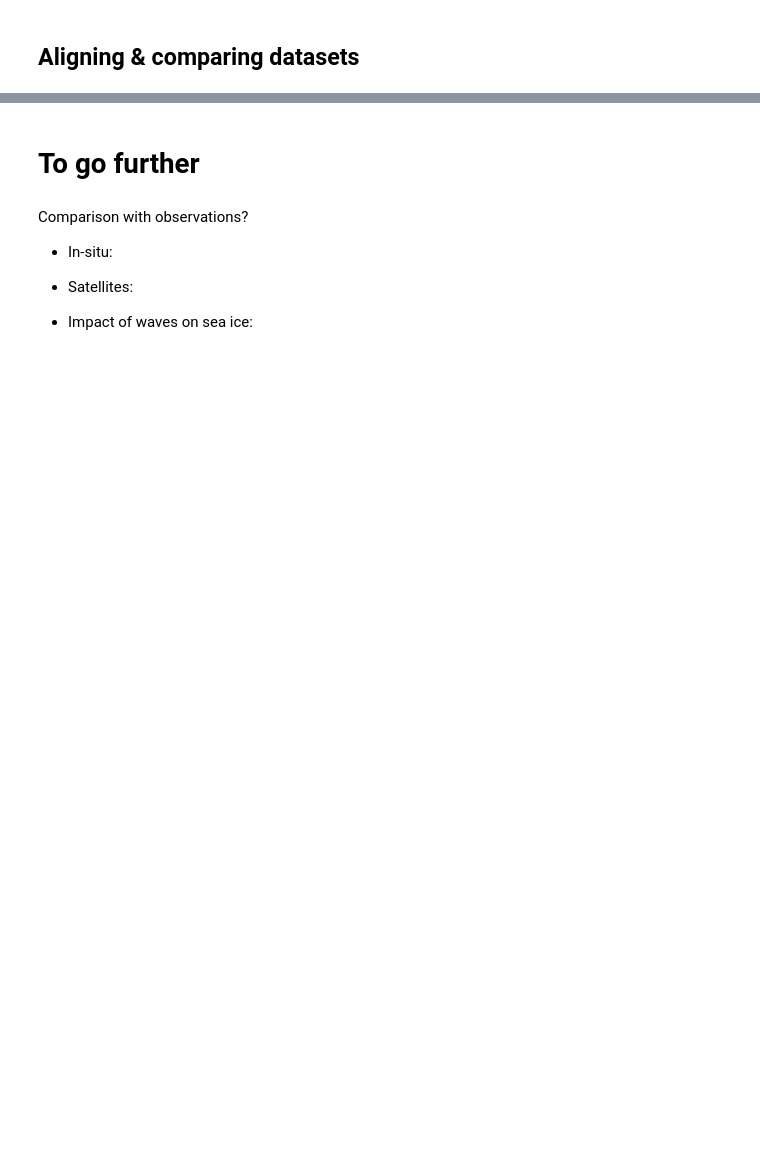
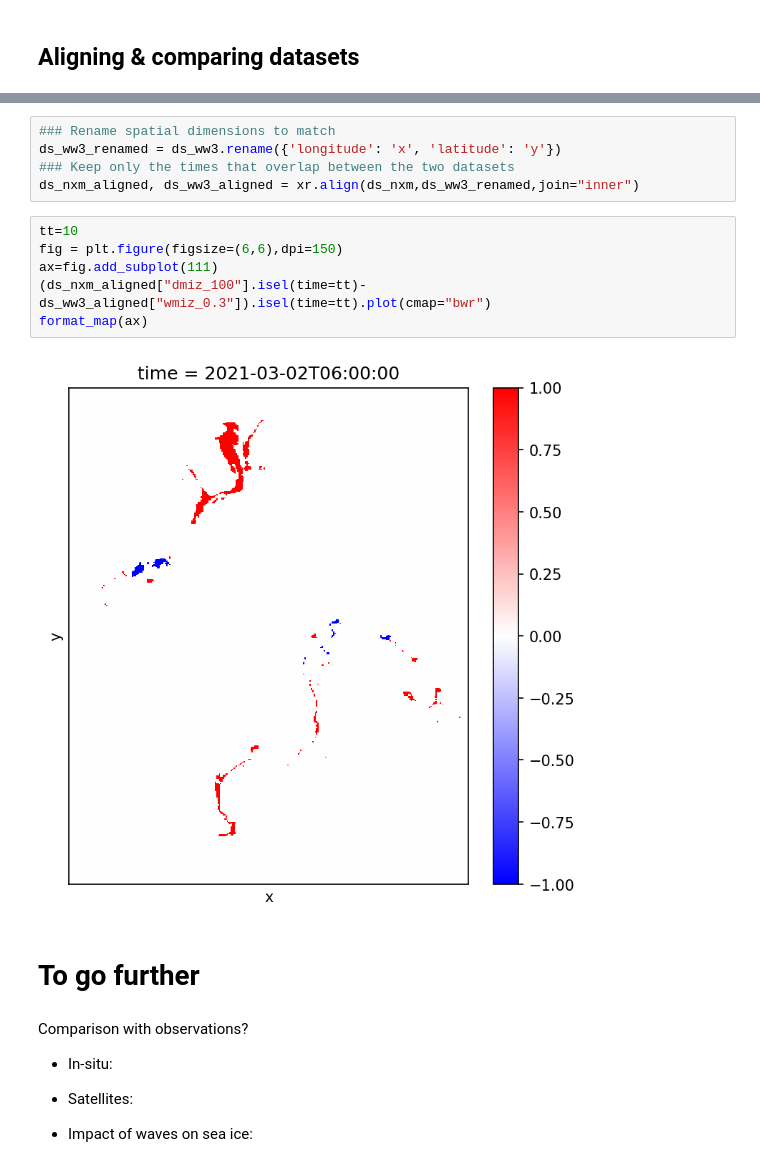
Before and after one commit to sasip-climate/notebooks-nextsim-workshop2025, a Jupyter notebook: tutorial_ww3-nextsim.ipynb, the cells around one changed output, grey strips where cells are left out. Drawn from its saved outputs; the diff is of its cells as text; blank space fills up the shorter version.

```diff
--- a/tutorial_ww3-nextsim.ipynb
+++ b/tutorial_ww3-nextsim.ipynb
@@ -326,3 +402,16 @@ ds_ww3["wmiz"].isel(time=3).plot(vmin=hs_threshold,vmax=3)
+# %%
+### Rename spatial dimensions to match
+ds_ww3_renamed = ds_ww3.rename({'longitude': 'x', 'latitude': 'y'})
+### Keep only the times that overlap between the two datasets
+ds_nxm_aligned, ds_ww3_aligned = xr.align(ds_nxm,ds_ww3_renamed,join="inner")
+# %%
+tt=10
+fig = plt.figure(figsize=(6,6),dpi=150)
+ax=fig.add_subplot(111)
+(ds_nxm_aligned["dmiz_100"].isel(time=tt)-ds_ww3_aligned["wmiz_0.3"]).isel(time=tt).plot(cmap="bwr")
+format_map(ax)
+# %% [output]
+[figure, added]
 # %% [markdown]
 # To go further
 # %% [markdown]
```
Also changed, not shown: parts of 14 cells of this notebook.
